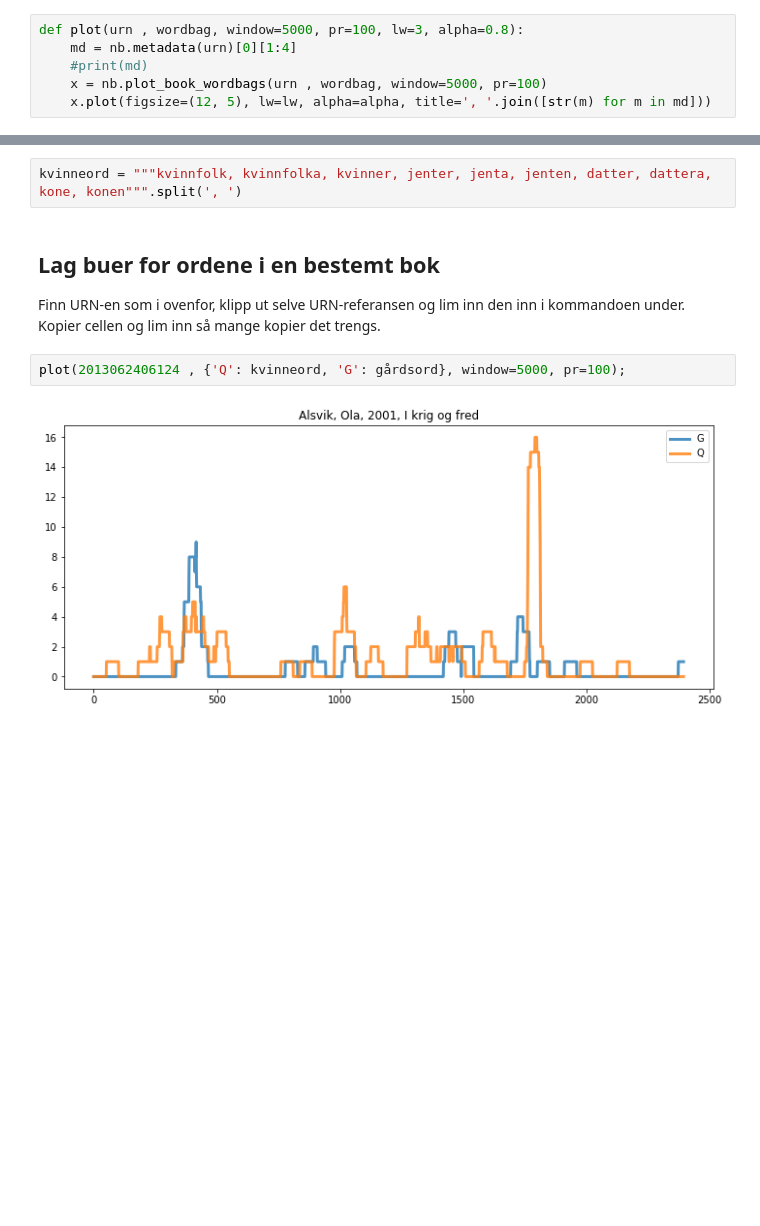
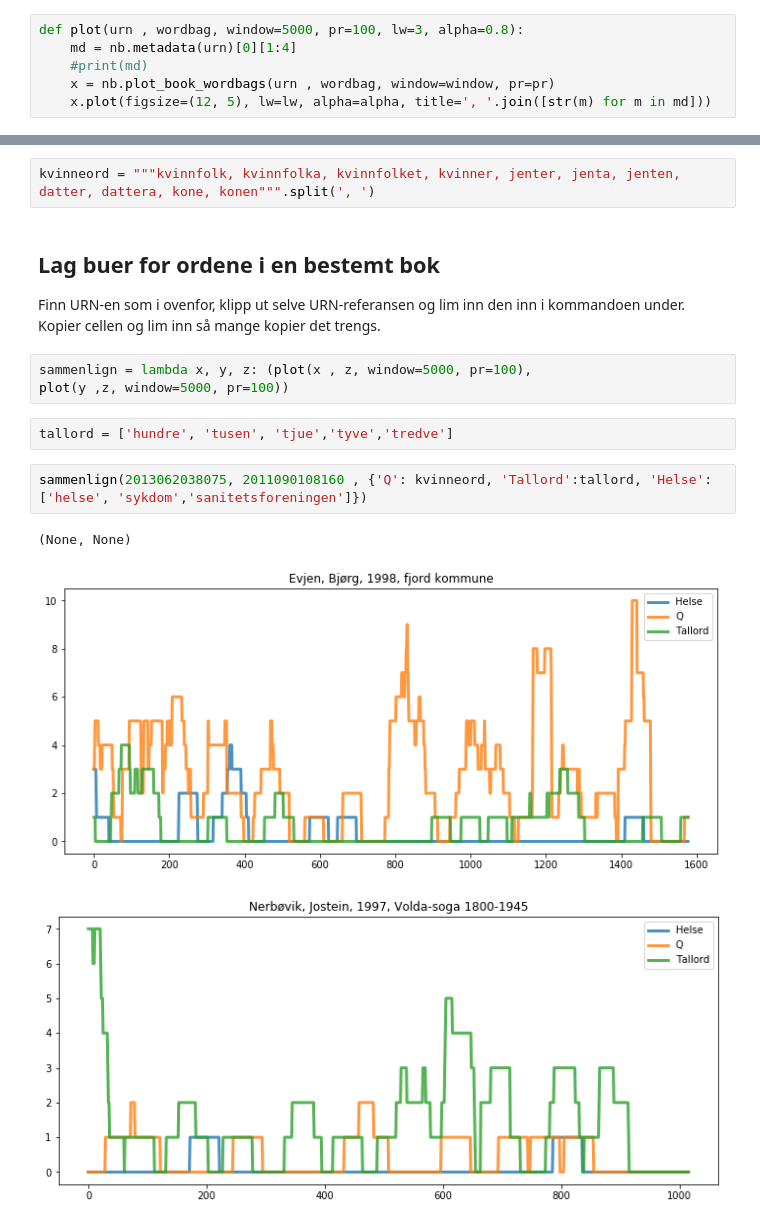
Before and after one commit to Yoonsen/Lokalhistorie, a Jupyter notebook: Narrative Buer eller Vekstdiagram.ipynb, the cells around one changed output, grey strips where cells are left out. Saved outputs shown, nothing was run; the diff lists cells and outputs as text; blank space fills up the shorter version.

```diff
--- a/Narrative Buer eller Vekstdiagram.ipynb
+++ b/Narrative Buer eller Vekstdiagram.ipynb
@@ -12,7 +12,7 @@ css()
 def plot(urn , wordbag, window=5000, pr=100, lw=3, alpha=0.8):
     md = nb.metadata(urn)[0][1:4]
     #print(md)
-    x = nb.plot_book_wordbags(urn , wordbag, window=5000, pr=100)
+    x = nb.plot_book_wordbags(urn , wordbag, window=window, pr=pr)
     x.plot(figsize=(12, 5), lw=lw, alpha=alpha, title=', '.join([str(m) for m in md]))
 # %%
 import warnings
@@ -87,12 +106,19 @@ traktor = """traktor, Traktor, traktoren, Traktoren""".split(', ')
 # %%
 gårdsord = """låve, Låve, Låven, låven, fjøs, fjøsen, fjøset, Fjøsen, Fjøset""".split(', ')
 # %%
-kvinneord = """kvinnfolk, kvinnfolka, kvinner, jenter, jenta, jenten, datter, dattera, kone, konen""".split(', ')
+kvinneord = """kvinnfolk, kvinnfolka, kvinnfolket, kvinner, jenter, jenta, jenten, datter, dattera, kone, konen""".split(', ')
 # %% [markdown]
 ## Lag buer for ordene i en bestemt bok
 
 Finn URN-en som i ovenfor, klipp ut selve URN-referansen og lim inn den inn i kommandoen under. Kopier cellen og lim inn så mange kopier det trengs.
-# %%
-plot(2013062406124 , {'Q': kvinneord, 'G': gårdsord}, window=5000, pr=100);
-# %% [output]
-[figure, removed]
+# %%
+sammenlign = lambda x, y, z: (plot(x , z, window=5000, pr=100),
+plot(y ,z, window=5000, pr=100))
+# %%
+tallord = ['hundre', 'tusen', 'tjue','tyve','tredve']
+# %%
+sammenlign(2013062038075, 2011090108160 , {'Q': kvinneord, 'Tallord':tallord, 'Helse':['helse', 'sykdom','sanitetsforeningen']})
+# %% [output]
+(None, None)
+[figure, added]
+[figure, added]
```
Also changed, not shown: parts of 6 cells of this notebook, 2 other files.
